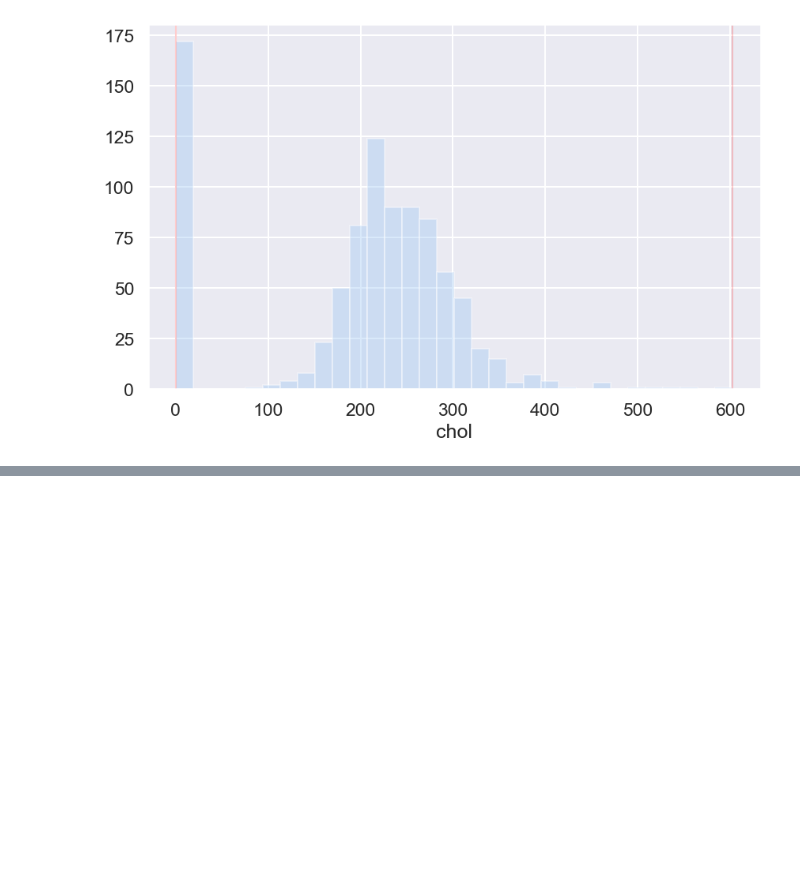
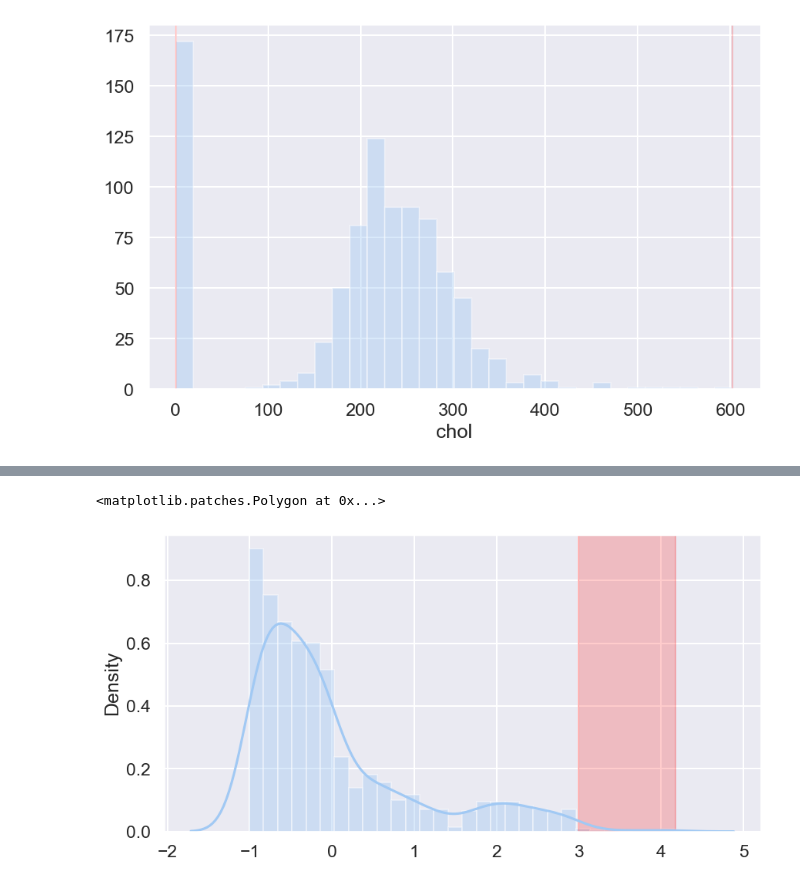
Before and after one commit to sulaiman-shamasna/Anomaly-Detection-Techniques, a Jupyter notebook: anomaly_detection.ipynb, the cells around one changed output, grey strips where cells are left out. Saved outputs shown, nothing was run; the diff lists cells and outputs as text; code cells hidden in the pictures; blank space fills up the shorter version.

```diff
--- a/anomaly_detection.ipynb
+++ b/anomaly_detection.ipynb
@@ -104,0 +319,7 @@ df_new = df_1[(df_1['chol'] < upper) | (df_1['chol'] > lower)]
+# %%
+plt.figure(figsize = (10,5))
+sns.distplot(zscore)
+plt.axvspan(xmin = 3 ,xmax= max(zscore),alpha=0.2, color='red')
+# %% [output]
+<matplotlib.patches.Polygon at 0x...>
+[figure, added]
```
Also changed, not shown: parts of 22 cells of this notebook.
